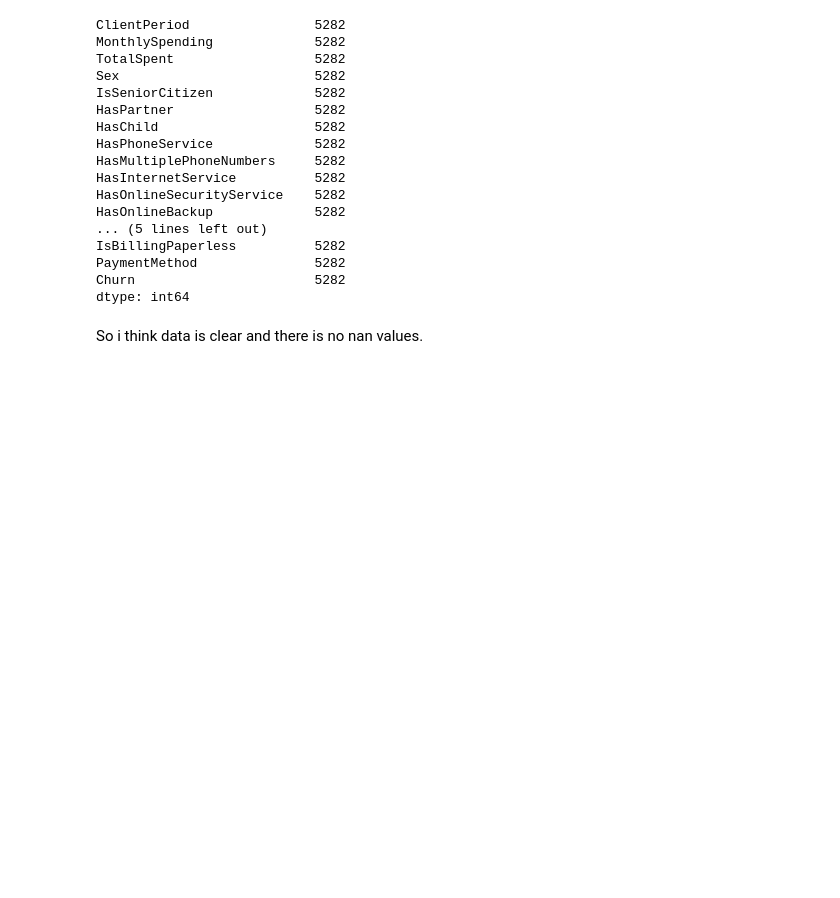
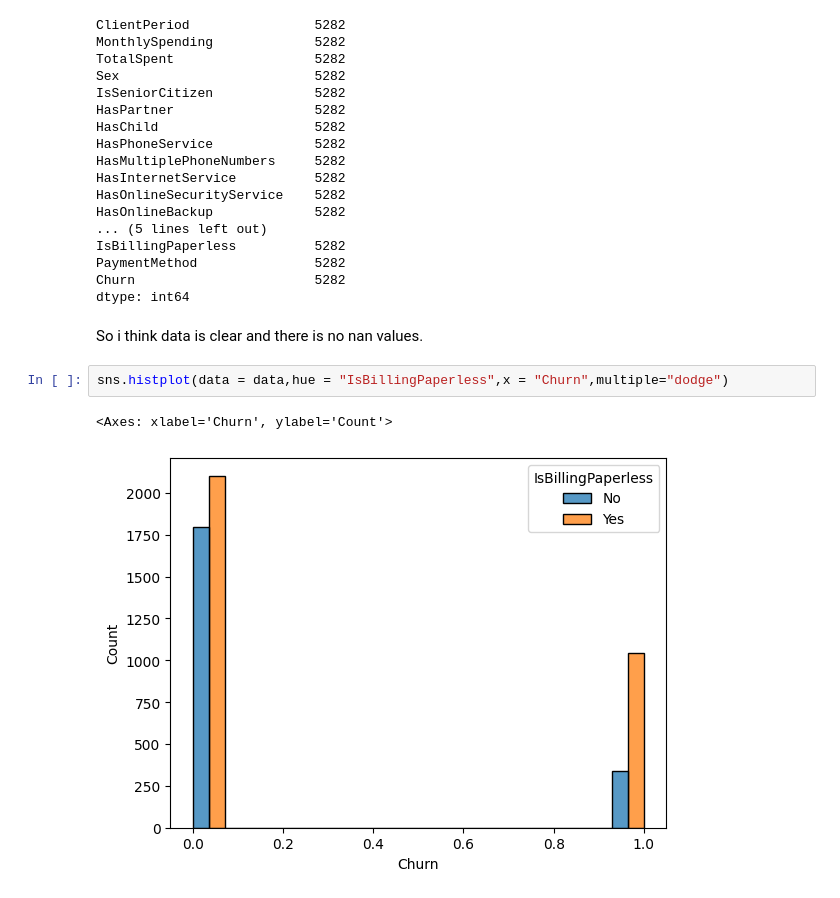
Before and after one commit to DeadArcadiy/ds_dropped_users, a Jupyter notebook: users.ipynb, the cells around one changed output. Cells and saved outputs as stored; diff of their text form; blank space fills up the shorter version.

Commit message:
Some data analysis is done, also nan values filled.

```diff
--- a/users.ipynb
+++ b/users.ipynb
@@ -45,3 +45,8 @@ Churn                       5282
 dtype: int64
 # %% [markdown]
 So i think data is clear and there is no nan values.
+# %%
+sns.histplot(data = data,hue = "IsBillingPaperless",x = "Churn",multiple="dodge")
+# %% [output]
+<Axes: xlabel='Churn', ylabel='Count'>
+[figure, added]
```
Also changed, not shown: parts of 7 cells of this notebook.
